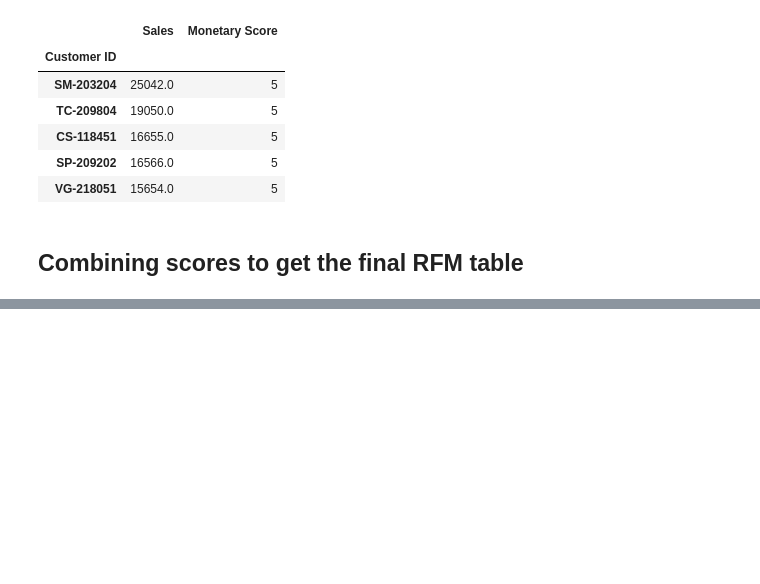
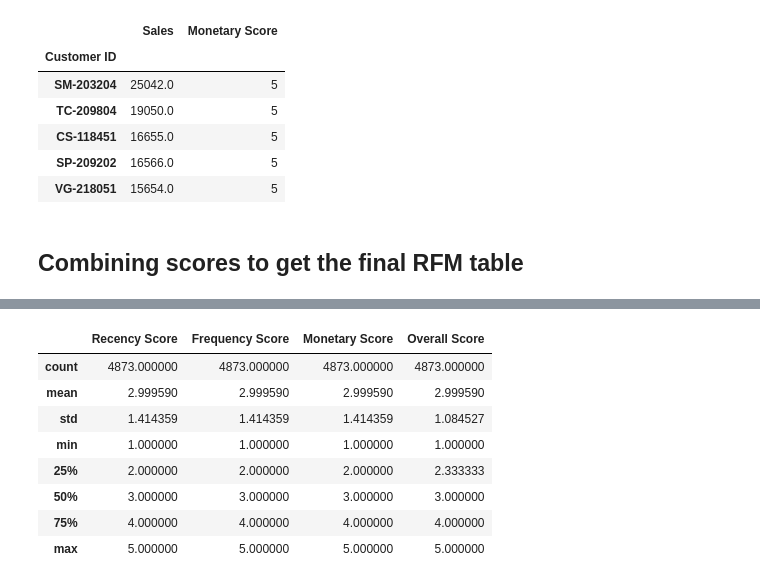
Before and after one commit to abisubramanya27/krunchh-2020, a Jupyter notebook: vishal q3 and q6.ipynb, the cells around one changed output, grey strips where cells are left out. Drawn from its saved outputs; the diff is of its cells as text; code cells hidden in the pictures; blank space fills up the shorter version.

```diff
--- a/vishal q3 and q6.ipynb
+++ b/vishal q3 and q6.ipynb
@@ -277,0 +290,7 @@ dM.head()
+# %%
+Final = pd.DataFrame()
+Final['Recency Score'] = df2.loc[score.index]['Recency Score']
+Final['Frequency Score'] = dF.loc[score.index]['Scores']
+Final['Monetary Score'] = dM.loc[score.index]['Monetary Score']
+Final['Overall Score'] = score
+Final.head()
@@ -277,0 +305,12 @@ dM.head()
+# %%
+Final.describe()
+# %% [output]
+|  | Recency Score | Frequency Score | Monetary Score | Overall Score |
+| count | 4873.000000 | 4873.000000 | 4873.000000 | 4873.000000 |
+| mean | 2.999590 | 2.999590 | 2.999590 | 2.999590 |
+| std | 1.414359 | 1.414359 | 1.414359 | 1.084527 |
+| min | 1.000000 | 1.000000 | 1.000000 | 1.000000 |
+| 25% | 2.000000 | 2.000000 | 2.000000 | 2.333333 |
+| 50% | 3.000000 | 3.000000 | 3.000000 | 3.000000 |
+| 75% | 4.000000 | 4.000000 | 4.000000 | 4.000000 |
+| max | 5.000000 | 5.000000 | 5.000000 | 5.000000 |
```
Also changed, not shown: parts of 5 cells of this notebook, 1 other file.
